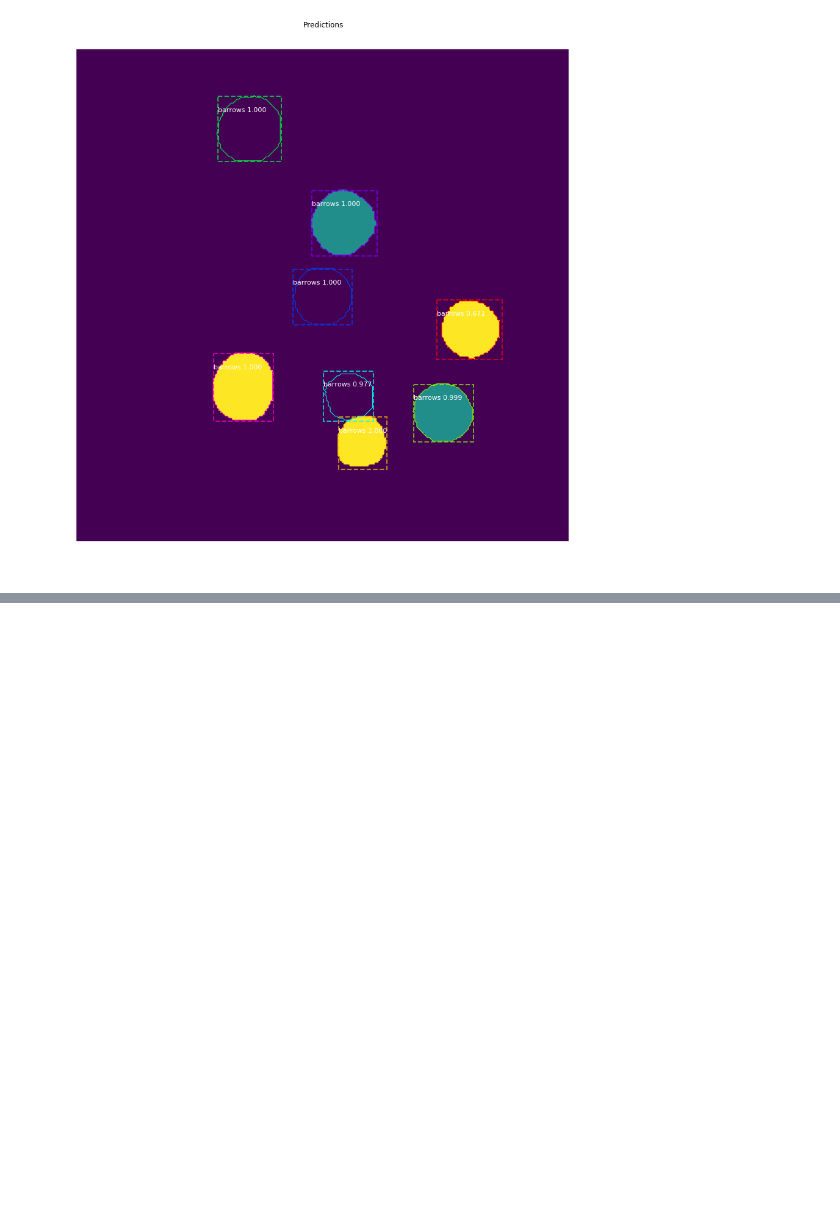
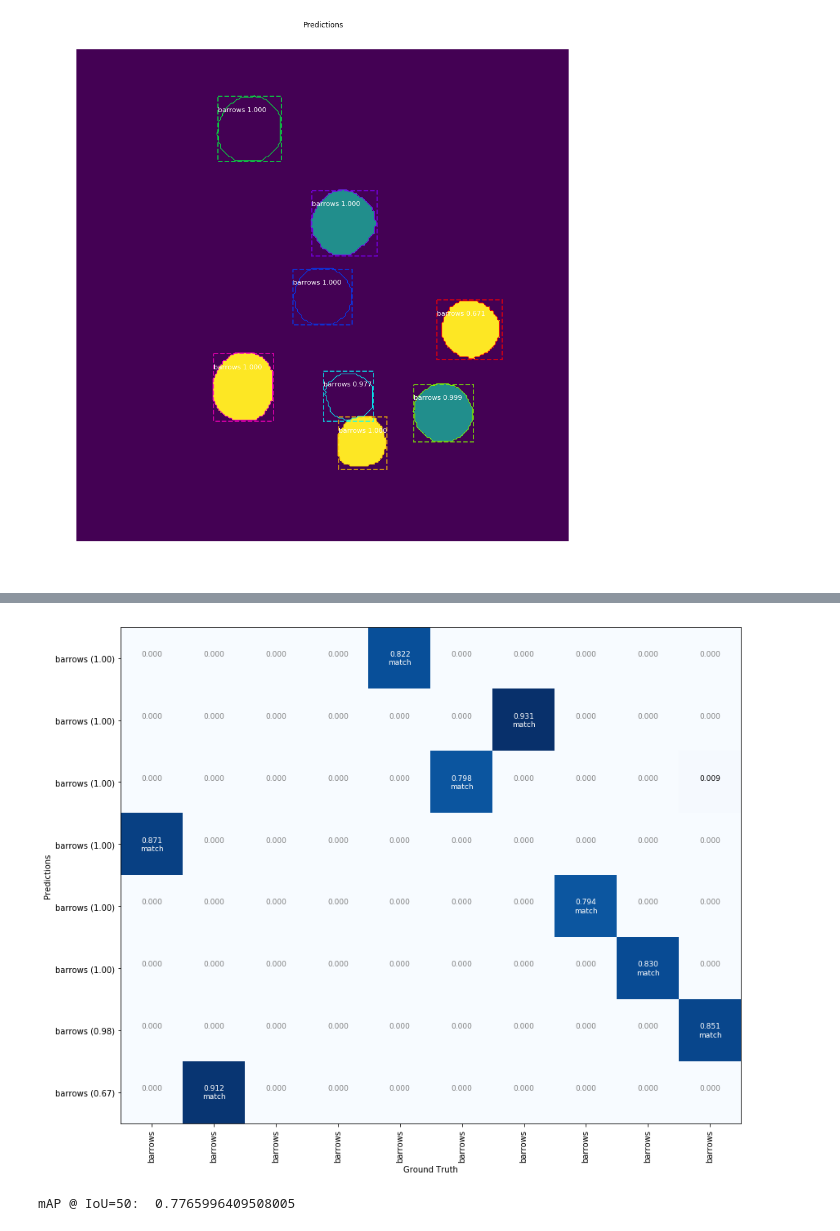
Before and after one commit to jtpils/mask-rcnn, a Jupyter notebook: MASK_DTM.ipynb, the cells around one changed output, grey strips where cells are left out. Saved outputs shown, nothing was run; the diff lists cells and outputs as text; code cells hidden in the pictures; blank space fills up the shorter version.

```diff
--- a/MASK_DTM.ipynb
+++ b/MASK_DTM.ipynb
@@ -470,0 +157,5 @@ for i in range(5):
+# %%
+visualize.plot_overlaps(gt_class_id, r['class_ids'], r['scores'],
+                        overlaps, dataset.class_names)
+# %% [output]
+[figure, added]
@@ -470,0 +179,6 @@ for i in range(5):
+# %%
+image_ids = np.random.choice(dataset.image_ids, 139)
+APs = compute_batch_ap(image_ids)
+print("mAP @ IoU=50: ", np.mean(APs))
+# %% [output]
+mAP @ IoU=50:  0.7765996409508005
```
Also changed, not shown: parts of 68 cells of this notebook, 18 other files.
